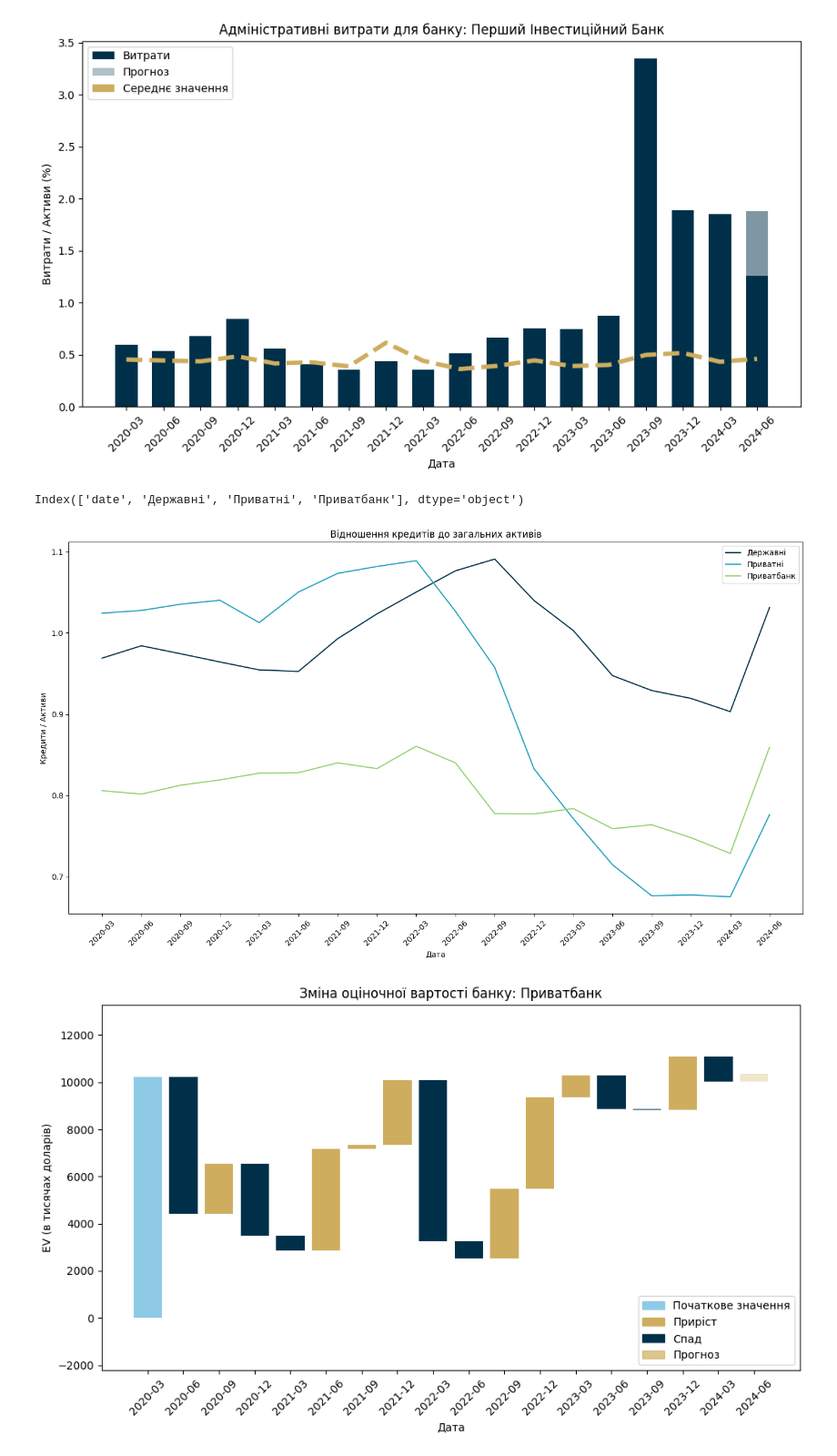
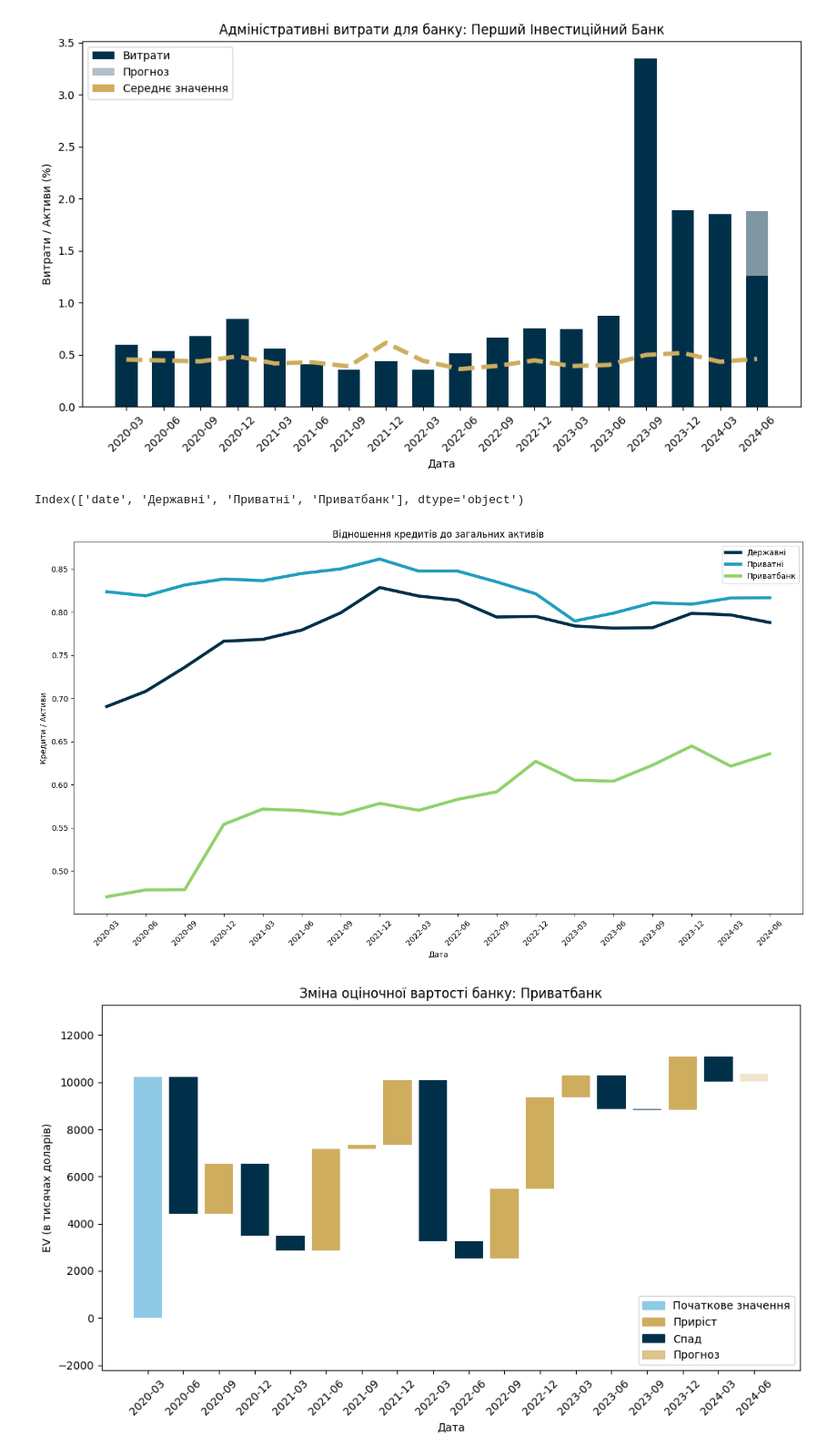
Before and after one commit to Lkupybida/ClothesIndustryAnalysys, a Jupyter notebook: banks_k.ipynb, the cells around one changed output. Shown at 91% size. Drawn from its saved outputs; the diff is of its cells as text; code cells hidden in the pictures.

Commit message:
loans plots

```diff
--- a/banks_k.ipynb
+++ b/banks_k.ipynb
@@ -103,16 +103,20 @@ def private_state(private_file, state_file):
         })
     return df_state_private
 
-df_loans = private_state('data/quarterly/private_loans.csv', 'data/quarterly/loans.csv')
-df_iglb = private_state('data/quarterly/private_iglb.csv', 'data/quarterly/iglb.csv')
+
 df_due = private_state('data/quarterly/private_due_from_other_banks.csv', 'data/quarterly/due_from_other_banks.csv')
 df_receivables = private_state('data/quarterly/private_receivables_from_customers.csv', 'data/quarterly/receivables_from_customers.csv')
+df_financial_assets = private_state('data/quarterly/private_financial_assets.csv', 'data/quarterly/financial_assets.csv')
+df_securities1 = private_state('data/quarterly/private_securities1.csv', 'data/quarterly/securities1.csv')
+df_securities2 = private_state('data/quarterly/private_securities2.csv', 'data/quarterly/securities2.csv')
 
-df_loans = df_loans + df_iglb + df_due + df_receivables
+
+df_loans = df_due + df_receivables + df_financial_assets + df_securities1 + df_securities2
 
 df_total_assets = private_state('data/quarterly/private_total_assets.csv', 'data/quarterly/total_assets.csv')
 
 df_loans_assets = (df_loans / df_total_assets)
+df_loans_assets.to_csv('new2.csv')
 
 
 # Assuming df_loans_assets is already defined and has 'date' as the index
@@ -121,35 +125,35 @@ df_loans_assets.reset_index(inplace=True)
 print(df_loans_assets.columns)
 
 # Extract 'year_month' from 'date'
 df_loans_assets['year_month'] = df_loans_assets['date'].apply(lambda x: x[:7])
 
 
 
 # Plotting
 plt.figure(figsize=(14, 8))
 
 # Colors for the plot
 colors = {
     'Державні': '#003049',
     'Приватбанк': '#90D26D',
     'Приватні': '#219EBC'
 }
 
 for bank in df_loans_assets.columns:
     if (bank != 'year_month' and bank != 'date'):
-        plt.plot(df_loans_assets['year_month'], df_loans_assets[bank], label=bank.capitalize(), color=colors[bank])
+        plt.plot(df_loans_assets['year_month'], df_loans_assets[bank], label=bank.capitalize(), color=colors[bank], linewidth = 4)
 
 plt.title('Відношення кредитів до загальних активів')
 plt.xlabel('Дата')
 plt.ylabel('Кредити / Активи')
 plt.xticks(rotation=45)
 plt.legend()
 
 plt.tight_layout()
 plt.show()
 # %% [output]
 Index(['date', 'Державні', 'Приватні', 'Приватбанк'], dtype='object')
-[figure, old version]
+[figure, new version]
 # %%
 import pandas as pd
 import matplotlib.pyplot as plt
```
Also changed, not shown: 15 other files.
